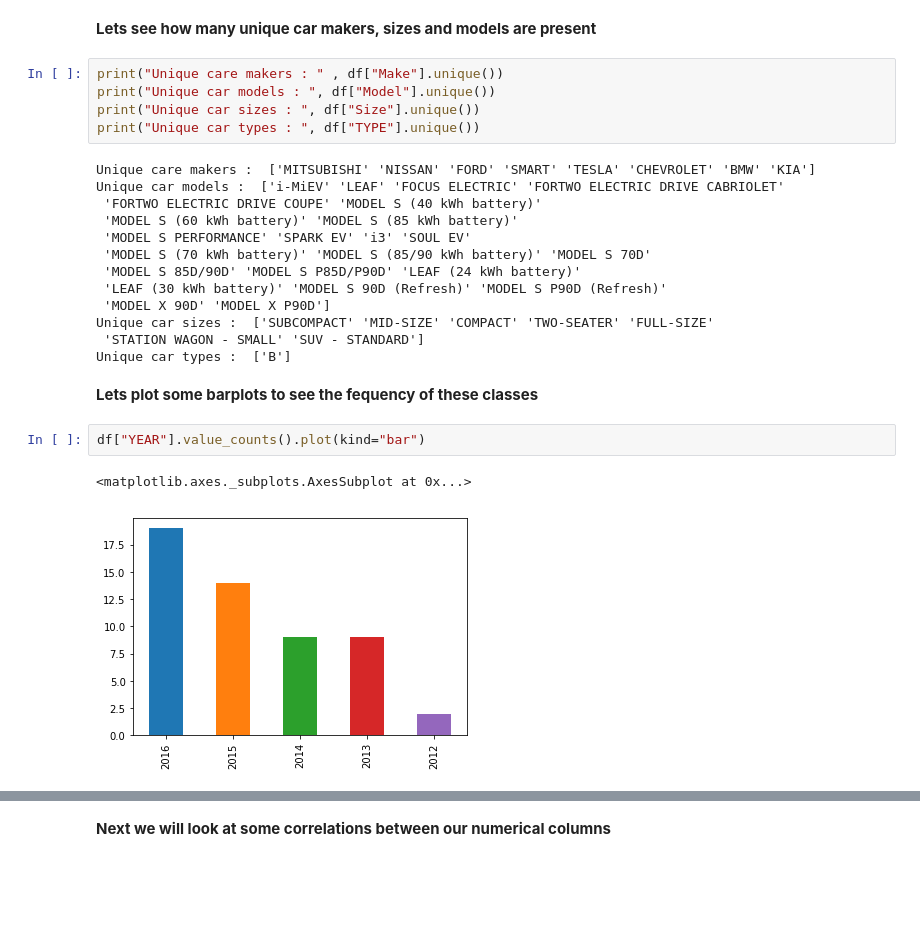
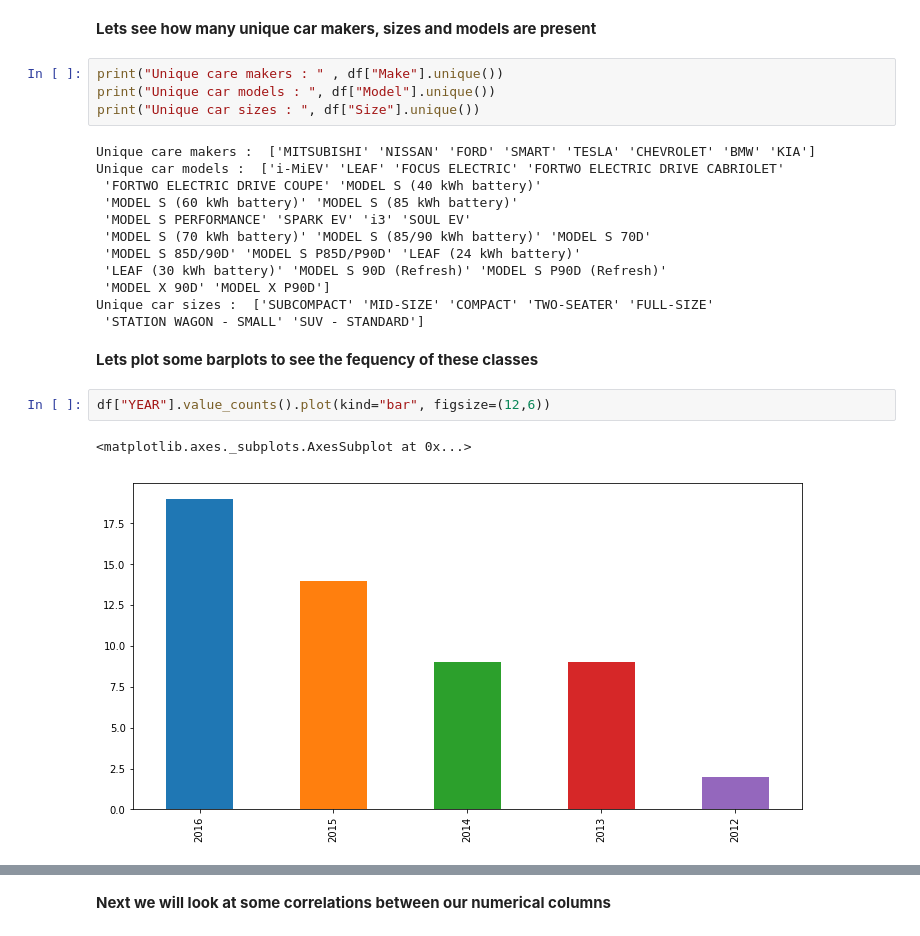
Before and after one commit to anish2197/data-analystics, a Jupyter notebook: Day 1.ipynb, the cells around one changed output, grey strips where cells are left out. Drawn from its saved outputs; the diff is of its cells as text; blank space fills up the shorter version.

```diff
--- a/Day 1.ipynb
+++ b/Day 1.ipynb
@@ -107,7 +107,6 @@ df.head()
 print("Unique care makers : " , df["Make"].unique())
 print("Unique car models : ", df["Model"].unique())
 print("Unique car sizes : ", df["Size"].unique())
-print("Unique car types : ", df["TYPE"].unique())
 # %% [output]
 Unique care makers :  ['MITSUBISHI' 'NISSAN' 'FORD' 'SMART' 'TESLA' 'CHEVROLET' 'BMW' 'KIA']
 Unique car models :  ['i-MiEV' 'LEAF' 'FOCUS ELECTRIC' 'FORTWO ELECTRIC DRIVE CABRIOLET'
@@ -120,12 +119,11 @@ Unique car models :  ['i-MiEV' 'LEAF' 'FOCUS ELECTRIC' 'FORTWO ELECTRIC DRIVE CA
  'MODEL X 90D' 'MODEL X P90D']
 Unique car sizes :  ['SUBCOMPACT' 'MID-SIZE' 'COMPACT' 'TWO-SEATER' 'FULL-SIZE'
  'STATION WAGON - SMALL' 'SUV - STANDARD']
-Unique car types :  ['B']
 # %% [markdown]
 **Lets plot some barplots to see the fequency of these classes**
 # %%
-df["YEAR"].value_counts().plot(kind="bar")
+df["YEAR"].value_counts().plot(kind="bar", figsize=(12,6))
 # %% [output]
 <matplotlib.axes._subplots.AxesSubplot at 0x...>
-[figure, old version]
+[figure, new version]
 # %%
```
Also changed, not shown: parts of 9 cells of this notebook, 1 other file.
